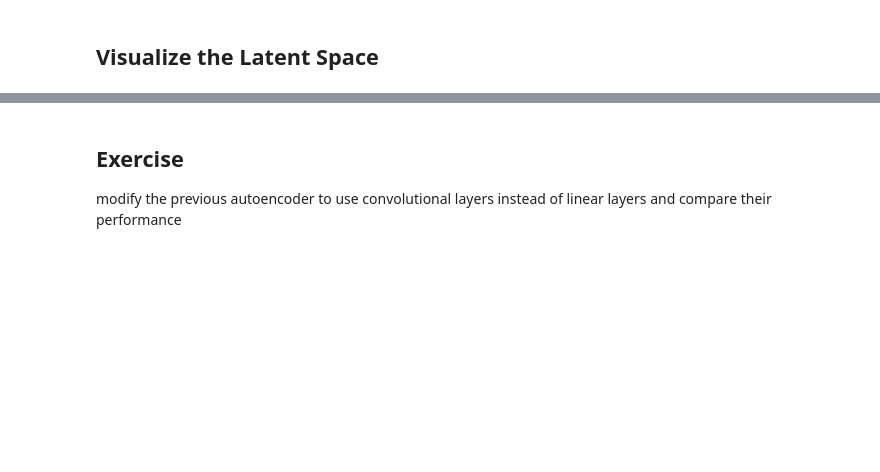
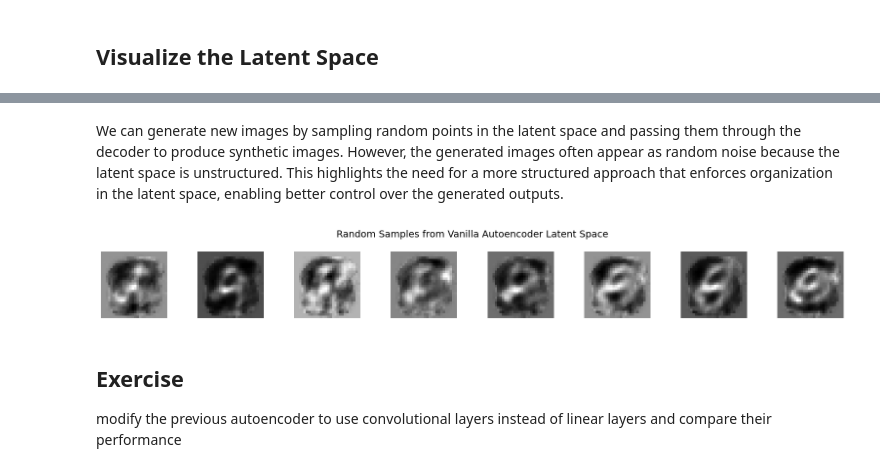
Before and after one commit to hussamalafandi/Generative_AI, a Jupyter notebook: 01/01_Basics.ipynb, the cells around one changed output, grey strips where cells are left out. Drawn from its saved outputs; the diff is of its cells as text; code cells hidden in the pictures; blank space fills up the shorter version.

```diff
--- a/01/01_Basics.ipynb
+++ b/01/01_Basics.ipynb
@@ -327,3 +331,25 @@ visualize_latent_space(model, val_loader, device)
+# %% [markdown]
+We can generate new images by sampling random points in the latent space and passing them through the decoder to produce synthetic images. However, the generated images often appear as random noise because the latent space is unstructured. This highlights the need for a more structured approach that enforces organization in the latent space, enabling better control over the generated outputs.
+# %%
+def sample_random_latents(model, num_samples=8, latent_dim=2, device='cuda'):
+    model.eval()
+    with torch.no_grad():
+        # Sample from a standard normal distribution
+        z = torch.randn(num_samples, latent_dim).to(device)
+        generated = model.decoder(z).cpu()
+
+    # Plot the generated images
+    fig, axes = plt.subplots(1, num_samples, figsize=(num_samples * 2, 2))
+    for i in range(num_samples):
+        axes[i].imshow(generated[i].view(28, 28), cmap='gray')
+        axes[i].axis('off')
+    plt.suptitle("Random Samples from Vanilla Autoencoder Latent Space", fontsize=14)
+    plt.tight_layout()
+    plt.show()
+
+sample_random_latents(model, latent_dim=config['latent_dim'])
+# %% [output]
+[figure, added]
 # %% [markdown]
 ## Exercise
 
```
Also changed, not shown: parts of 12 cells of this notebook.
